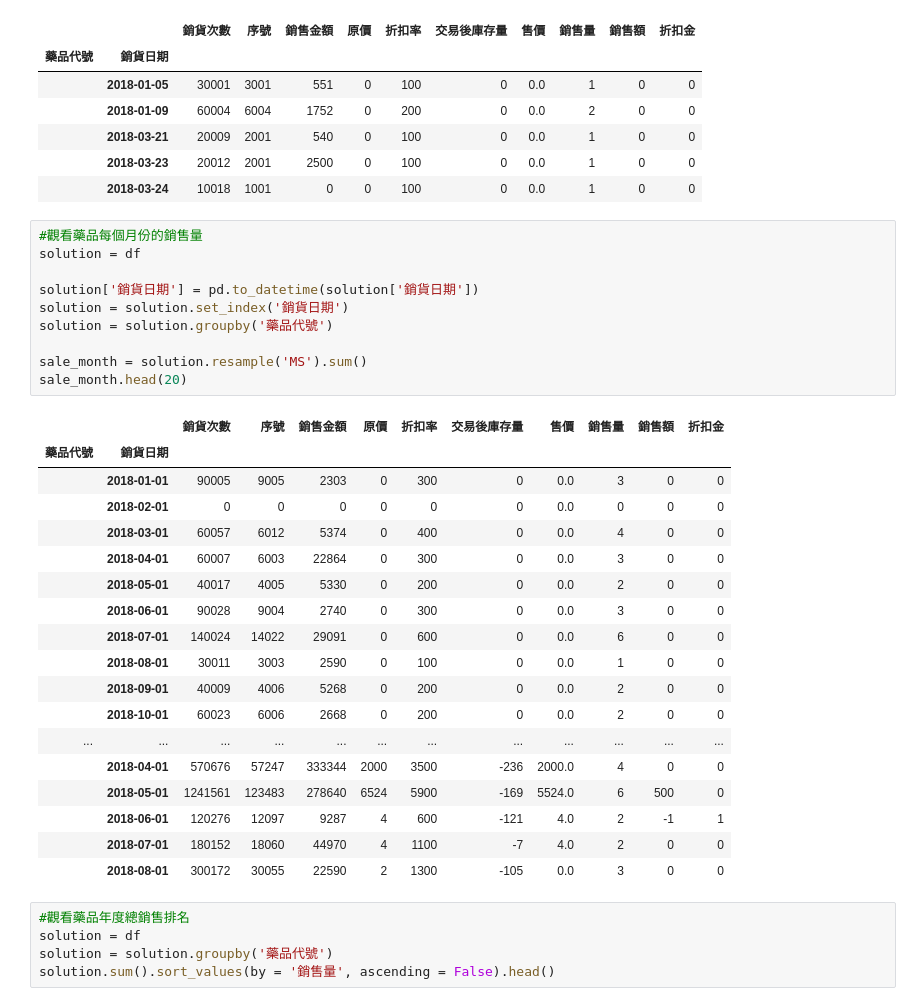
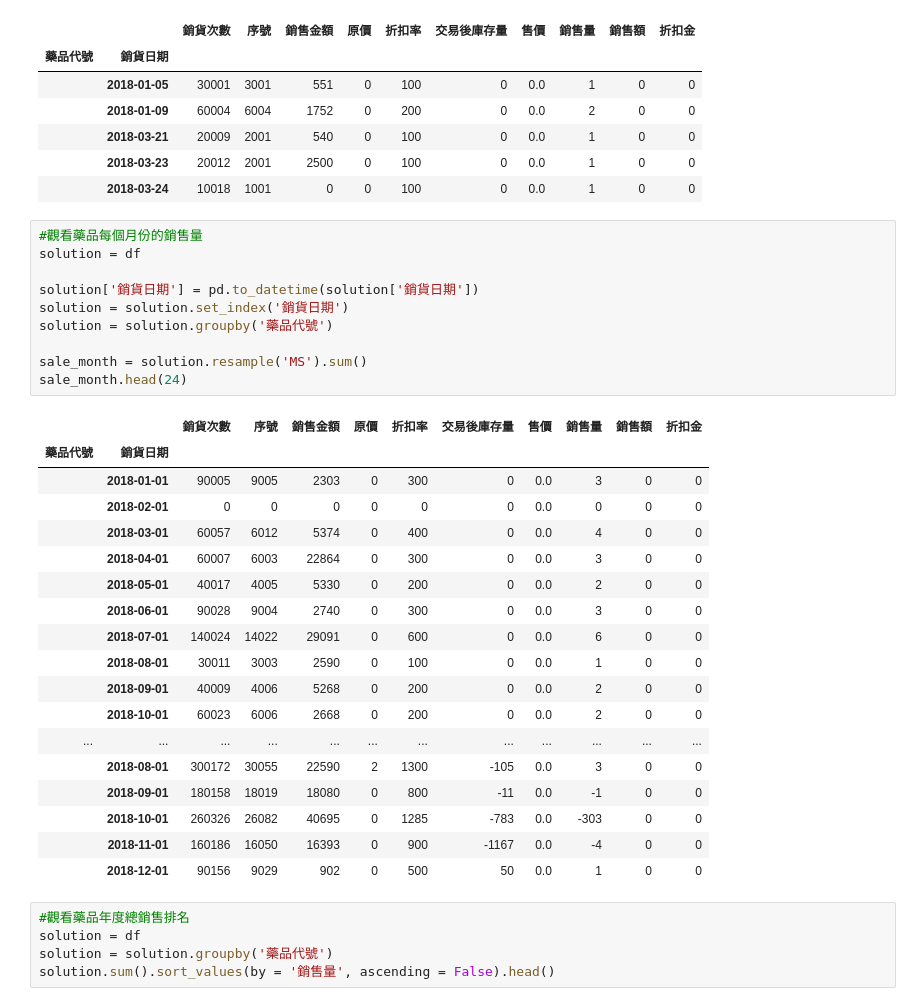
Before and after one commit to Jeremy35689/Visual-Analysis-midterm-project, a Jupyter notebook: VA Midterm Project.ipynb, the cells around one changed output. Cells and saved outputs as stored; diff of their text form.

```diff
--- a/VA Midterm Project.ipynb
+++ b/VA Midterm Project.ipynb
@@ -86,32 +86,32 @@ solution.sum().head()
 # %%
 #觀看藥品每個月份的銷售量
 solution = df
 
 solution['銷貨日期'] = pd.to_datetime(solution['銷貨日期'])
 solution = solution.set_index('銷貨日期')
 solution = solution.groupby('藥品代號')
 
 sale_month = solution.resample('MS').sum()
-sale_month.head(20)
+sale_month.head(24)
 # %% [output]
 |  |  | 銷貨次數 | 序號 | 銷售金額 | 原價 | 折扣率 | 交易後庫存量 | 售價 | 銷售量 | 銷售額 | 折扣金 |
 | 藥品代號 | 銷貨日期 |  |  |  |  |  |  |  |  |  |  |
 |  | 2018-01-01 | 90005 | 9005 | 2303 | 0 | 300 | 0 | 0.0 | 3 | 0 | 0 |
 |  | 2018-02-01 | 0 | 0 | 0 | 0 | 0 | 0 | 0.0 | 0 | 0 | 0 |
 |  | 2018-03-01 | 60057 | 6012 | 5374 | 0 | 400 | 0 | 0.0 | 4 | 0 | 0 |
 |  | 2018-04-01 | 60007 | 6003 | 22864 | 0 | 300 | 0 | 0.0 | 3 | 0 | 0 |
 |  | 2018-05-01 | 40017 | 4005 | 5330 | 0 | 200 | 0 | 0.0 | 2 | 0 | 0 |
 |  | 2018-06-01 | 90028 | 9004 | 2740 | 0 | 300 | 0 | 0.0 | 3 | 0 | 0 |
 |  | 2018-07-01 | 140024 | 14022 | 29091 | 0 | 600 | 0 | 0.0 | 6 | 0 | 0 |
 |  | 2018-08-01 | 30011 | 3003 | 2590 | 0 | 100 | 0 | 0.0 | 1 | 0 | 0 |
 |  | 2018-09-01 | 40009 | 4006 | 5268 | 0 | 200 | 0 | 0.0 | 2 | 0 | 0 |
 |  | 2018-10-01 | 60023 | 6006 | 2668 | 0 | 200 | 0 | 0.0 | 2 | 0 | 0 |
 | ... | ... | ... | ... | ... | ... | ... | ... | ... | ... | ... | ... |
-|  | 2018-04-01 | 570676 | 57247 | 333344 | 2000 | 3500 | -236 | 2000.0 | 4 | 0 | 0 |
-|  | 2018-05-01 | 1241561 | 123483 | 278640 | 6524 | 5900 | -169 | 5524.0 | 6 | 500 | 0 |
-|  | 2018-06-01 | 120276 | 12097 | 9287 | 4 | 600 | -121 | 4.0 | 2 | -1 | 1 |
-|  | 2018-07-01 | 180152 | 18060 | 44970 | 4 | 1100 | -7 | 4.0 | 2 | 0 | 0 |
 |  | 2018-08-01 | 300172 | 30055 | 22590 | 2 | 1300 | -105 | 0.0 | 3 | 0 | 0 |
+|  | 2018-09-01 | 180158 | 18019 | 18080 | 0 | 800 | -11 | 0.0 | -1 | 0 | 0 |
+|  | 2018-10-01 | 260326 | 26082 | 40695 | 0 | 1285 | -783 | 0.0 | -303 | 0 | 0 |
+|  | 2018-11-01 | 160186 | 16050 | 16393 | 0 | 900 | -1167 | 0.0 | -4 | 0 | 0 |
+|  | 2018-12-01 | 90156 | 9029 | 902 | 0 | 500 | 50 | 0.0 | 1 | 0 | 0 |
 # %%
 #觀看藥品年度總銷售排名
 solution = df
```
Also changed, not shown: parts of 2 cells of this notebook, 1 other file.
